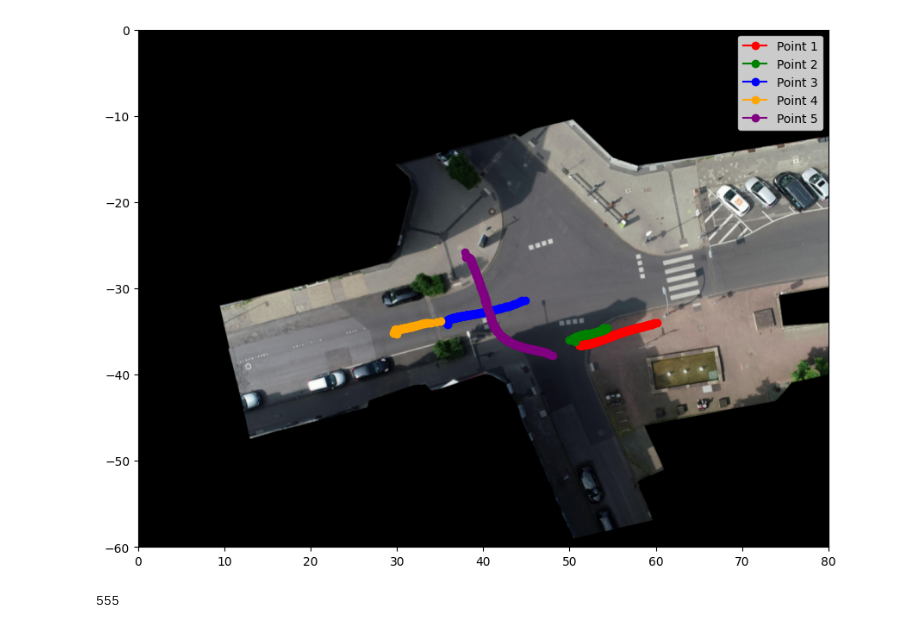
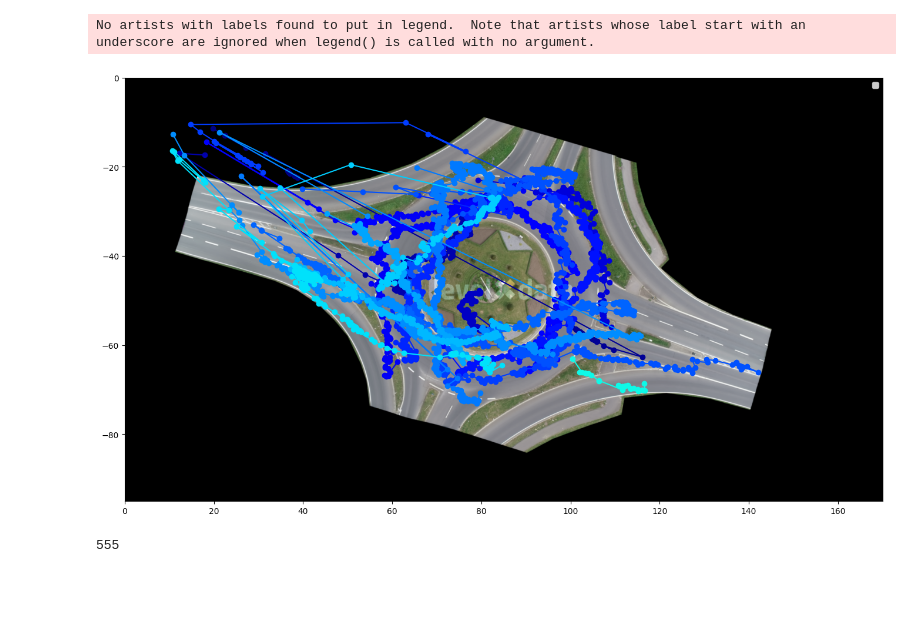
Before and after one commit to RuizhangZhou/Diffusion-TS, a Jupyter notebook: Visialization/read_samples_fake.ipynb, the cells around one changed output. Drawn from its saved outputs; the diff is of its cells as text; code cells hidden in the pictures; blank space fills up the shorter version.

Commit message:
read_samples for rounD datasets

```diff
--- a/Visialization/read_samples_fake.ipynb
+++ b/Visialization/read_samples_fake.ipynb
@@ -3,7 +3,7 @@
 import numpy as np
 
 # fake_data_file.npy
-file_path = '/home/rzhou/Projects/Diffusion-TS/OUTPUT/inD_multi_19_seq1000_interval100_v34_with0values/ddpm_fake_inD_multi_19_seq1000_interval100_v34_with0values.npy'
+file_path = '../OUTPUT/rounD_map06_seq1000_interval100_nfea100/ddpm_fake_rounD_map06_interval100_seq1000_nfea100.npy'
 
 # 使用numpy的load函数读取npy文件
 fake_data_norm = np.load(file_path)
@@ -28,13 +34,13 @@ print(fake_data_norm[0].shape)
 # %%
 import pandas as pd
 from sklearn.preprocessing import MinMaxScaler
-df = pd.read_csv("/DATA1/rzhou/ika/multi_testcases/inD/inD_map19_interval100_seq1000_nfea68.csv", header=0)
+df = pd.read_csv("/DATA1/rzhou/ika/multi_testcases/rounD/ori/rounD_map06_interval100_seq1000_nfea100.csv", header=0)
 data = df.values
 scaler = MinMaxScaler()
 scaler = scaler.fit(data[:,1:])
-interval=1000
-num_feature=68
-fake_data=scaler.inverse_transform(fake_data_norm.reshape(-1, num_feature)).reshape(-1, interval, num_feature)
+seq_length=1000
+num_feature=100
+fake_data=scaler.inverse_transform(fake_data_norm.reshape(-1, num_feature)).reshape(-1, seq_length, num_feature)
 # %%
 print(fake_data)
 print(fake_data.shape)
@@ -83,44 +89,65 @@ df_single.to_csv("check_faka_data.csv", index=False)
 # %%
 #画轨迹的静态图
 import numpy as np
 import matplotlib.pyplot as plt
+from PIL import Image
+
+# 载入背景图片
+#bg_image_path = '/DATA1/rzhou/ika/inD/data/19_background.png'
+bg_image_path = '/DATA1/rzhou/ika/rounD/data/06_background.png'
+bg_img = Image.open(bg_image_path)
+# 获取图像的宽度和高度
+width, height = bg_img.size
+
+# 将图像的尺寸转换为英寸（matplotlib的figsize是以英寸为单位的）
+# 假设希望每100像素对应于1英寸，则可以按如下方式计算figsize：
+figsize = (width / 100, height / 100)
+
+# 创建图形和轴，使用图像的原始尺寸
+fig, ax = plt.subplots(figsize=figsize)
+
+# inD-19
+# # 设置坐标轴的范围
+# ax.set_xlim(0, 80)
+# ax.set_ylim(-60, 0)
+# # 绘制背景图：这需要一个真实的背景图文件
+# # 使用extent来匹配背景图的实际坐标位置
+# bg_img = plt.imread(bg_image_path)
+# ax.imshow(bg_img, extent=[0, 117, -78, 0])
 
 
-# 载入背景图片，此处使用一个假设的路径，你需要替换为实际的文件路径
-bg_image_path = '/DATA1/rzhou/ika/inD/data/19_background.png'  # 假设的背景图路径
-
-# 创建图形和轴
-fig, ax = plt.subplots(figsize=(11.7, 7.8))
-
+# rounD-02
 # 设置坐标轴的范围
-ax.set_xlim(0, 80)
-ax.set_ylim(-60, 0)
-
-# 绘制背景图：这需要一个真实的背景图文件
-# 使用extent来匹配背景图的实际坐标位置
+ax.set_xlim(0, 170)
+ax.set_ylim(-95, 0)
+# 加载并显示背景图
 bg_img = plt.imread(bg_image_path)
-ax.imshow(bg_img, extent=[0, 117, -78, 0])
-
-# 绘制轨迹
-# x = selected_data[:, 1]
-# y = selected_data[:, 2]
-# ax.plot(x, y, marker='o', color='red')  # 使用红色标记点的轨迹
+ax.imshow(bg_img, extent=[0, 170, -95, 0])
 
 
-colors = ['red', 'green', 'blue', 'orange', 'purple']  # 为每个轨迹指定颜色
-for i in range(5):
-    # 提取每个点的x和y坐标
-    x = fake_data[555][:, + i*2]
-    y = fake_data[555][:, 1 + i*2]
+num_tracks = 50  # 假设有num_tracks个轨迹
+colors = plt.cm.jet(np.linspace(0, 1, num_tracks))  # 生成颜色
+
+for i in range(num_tracks):
+    # 提取每个轨迹的x和y坐标
+    x = fake_data[222][:, i * 2]  # 偶数列为x坐标
+    y = fake_data[222][:, i * 2 + 1]  # 奇数列为y坐标
+
+    # 过滤出非零点
+    nonzero_indices = (x != 0) & (y != 0)
+    x_filtered = x[nonzero_indices]
+    y_filtered = y[nonzero_indices]
+
     # 绘制轨迹
-    ax.plot(x, y, marker='o', linestyle='-', color=colors[i], label=f'Point {i+1}')
+    ax.plot(x_filtered, y_filtered, marker='o', linestyle='-', color=colors[i])  # 移除了label参数，以避免图例过于拥挤
 
 # 添加图例
 ax.legend()
 
 plt.show()
 # %% [output]
+No artists with labels found to put in legend.  Note that artists whose label start with an underscore are ignored when legend() is called with no argument.
-[figure, old version]
+[figure, new version]
 # %%
 #动画 5个点
 import numpy as np
```
Also changed, not shown: parts of 5 cells of this notebook, 5 other files.
